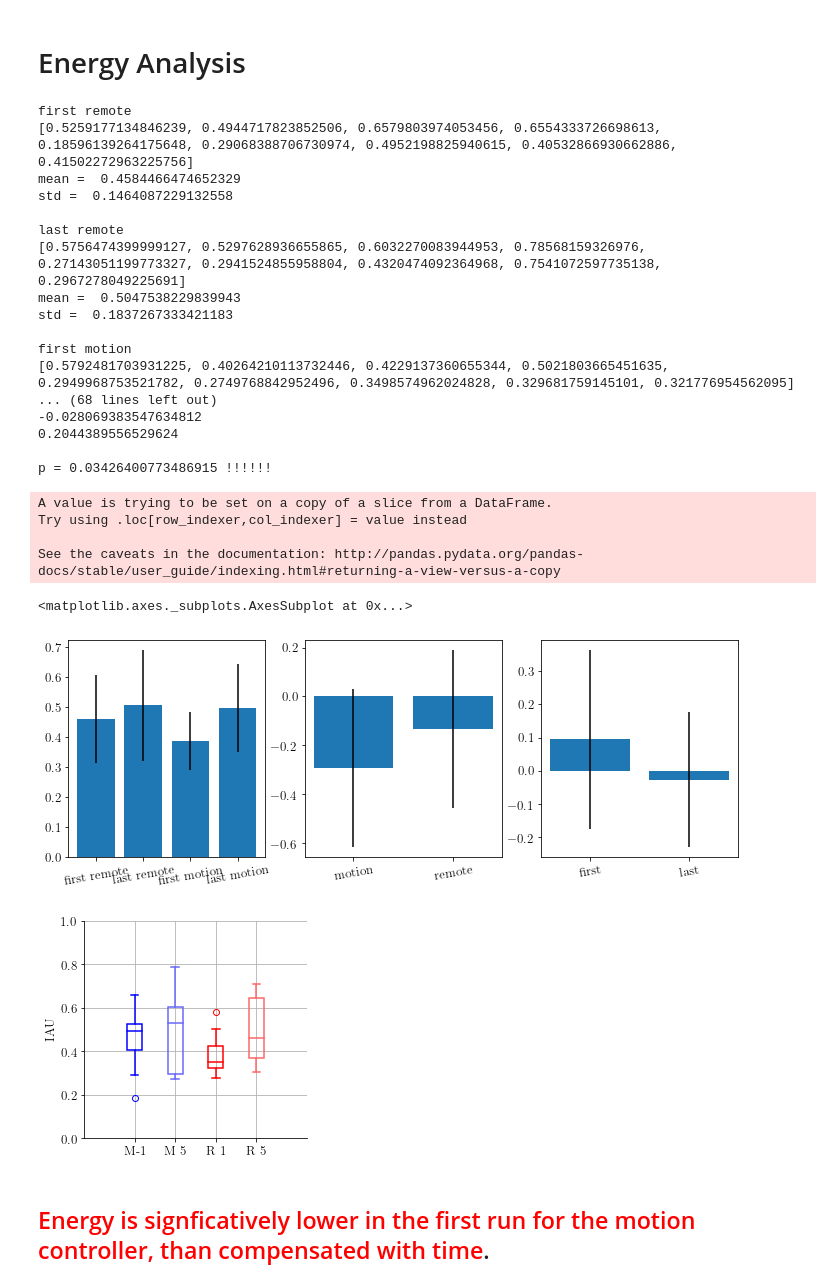
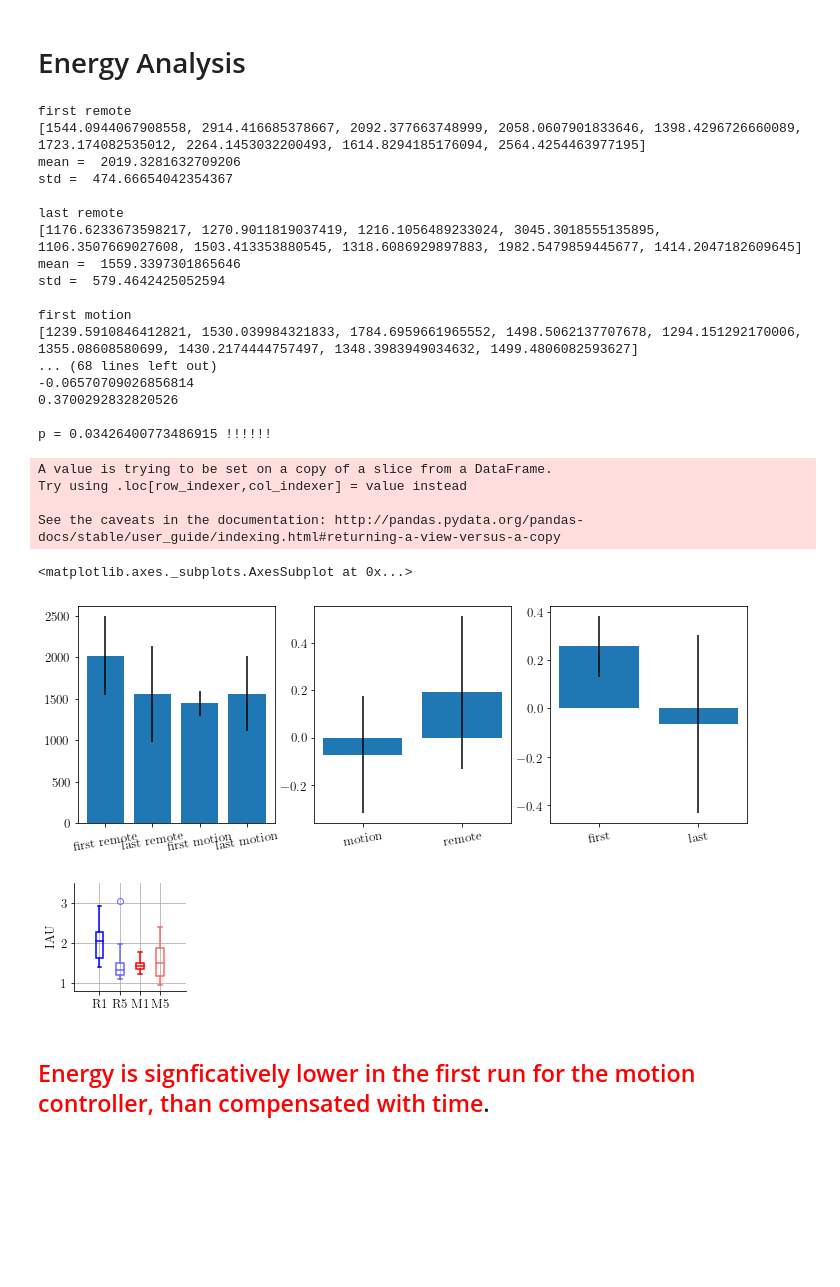
Before and after one commit to medioman22/Bidirectional_Interface, a Jupyter notebook: data_analysis/data_analysis_learning.ipynb, the cells around one changed output. Saved outputs shown, nothing was run; the diff lists cells and outputs as text; code cells hidden in the pictures; blank space fills up the shorter version.

```diff
--- a/data_analysis/data_analysis_learning.ipynb
+++ b/data_analysis/data_analysis_learning.ipynb
@@ -33,7 +33,7 @@ params = {
     'xtick.labelsize': fs,
     'ytick.labelsize': fs,
     'text.usetex': False,
-    'figure.figsize': [4, 4],
+    'figure.figsize': [2, 2],
     'boxplot.boxprops.linewidth' : lw,
     'boxplot.whiskerprops.linewidth' : lw,
     'boxplot.capprops.linewidth' : lw,
@@ -261,7 +261,7 @@ def basic_box(data, names, col = 'b', leg = False, ax = None, save = False, wher
     if yticks is not None:
         plt.yticks(yticks)
 
-    plt.xticks([1, 1.4, 1.8, 2.2], ['M-1', 'M  5', 'R  1', 'R  5'])
+    plt.xticks([1, 1.4, 1.8, 2.2], ['R1', 'R5', 'M1', 'M5'])
 
     plt.ylabel(y)
 
@@ -643,37 +645,40 @@ See the caveats in the documentation: http://pandas.pydata.org/pandas-docs/stabl
 # %%
 def compEnergy(df):
     df['controlInput'] = np.sqrt(df['controlSpeed.x']**2+df['controlSpeed.y']**2+df['controlSpeed.z']**2)
-    return df['controlInput'].mean()
+    return df['controlInput'].sum()
 
 energy = runBasicAnalysis(compEnergy)
 basic_plot(energy)
 
-basic_box(energy, fields, y = 'IAU', ylim = [0,1], save = True, where = 'IAU.pdf')
+for i in energy:
+    energy[i] = np.array(energy[i])/1000
+
+basic_box(energy, fields, y = 'IAU', ylim = [.8,3.500], save = True, where = 'IAU.pdf', whis = 3)
 # %% [output]
 first remote
-[0.5259177134846239, 0.4944717823852506, 0.6579803974053456, 0.6554333726698613, 0.18596139264175648, 0.29068388706730974, 0.4952198825940615, 0.40532866930662886, 0.41502272963225756]
-mean =  0.4584466474652329
-std =  0.1464087229132558
+[1544.0944067908558, 2914.416685378667, 2092.377663748999, 2058.0607901833646, 1398.4296726660089, 1723.174082535012, 2264.1453032200493, 1614.8294185176094, 2564.4254463977195]
+mean =  2019.3281632709206
+std =  474.66654042354367
 
 last remote
-[0.5756474399999127, 0.5297628936655865, 0.6032270083944953, 0.78568159326976, 0.27143051199773327, 0.2941524855958804, 0.4320474092364968, 0.7541072597735138, 0.2967278049225691]
-mean =  0.5047538229839943
-std =  0.1837267333421183
+[1176.6233673598217, 1270.9011819037419, 1216.1056489233024, 3045.3018555135895, 1106.3507669027608, 1503.413353880545, 1318.6086929897883, 1982.5479859445677, 1414.2047182609645]
+mean =  1559.3397301865646
+std =  579.4642425052594
 
 first motion
-[0.5792481703931225, 0.40264210113732446, 0.4229137360655344, 0.5021803665451635, 0.2949968753521782, 0.2749768842952496, 0.3498574962024828, 0.329681759145101, 0.321776954562095]
+[1239.5910846412821, 1530.039984321833, 1784.6959661965552, 1498.5062137707678, 1294.151292170006, 1355.08608580699, 1430.2174444757497, 1348.3983949034632, 1499.4806082593627]
 ... (68 lines left out)
--0.028069383547634812
-0.2044389556529624
+-0.06570709026856814
+0.3700292832820526
 
 p = 0.03426400773486915 !!!!!!
 A value is trying to be set on a copy of a slice from a DataFrame.
 Try using .loc[row_indexer,col_indexer] = value instead
 
 See the caveats in the documentation: http://pandas.pydata.org/pandas-docs/stable/user_guide/indexing.html#returning-a-view-versus-a-copy
 <matplotlib.axes._subplots.AxesSubplot at 0x...>
-[figure, old version]
+[figure, new version]
-[figure, old version]
+[figure, new version]
 # %% [markdown]
 ## <span style="color:red">Energy is signficatively lower in the first run for the motion controller, than compensated with time</span>.
 # %% [markdown]
```
Also changed, not shown: parts of 4 cells of this notebook, 29 other files.
